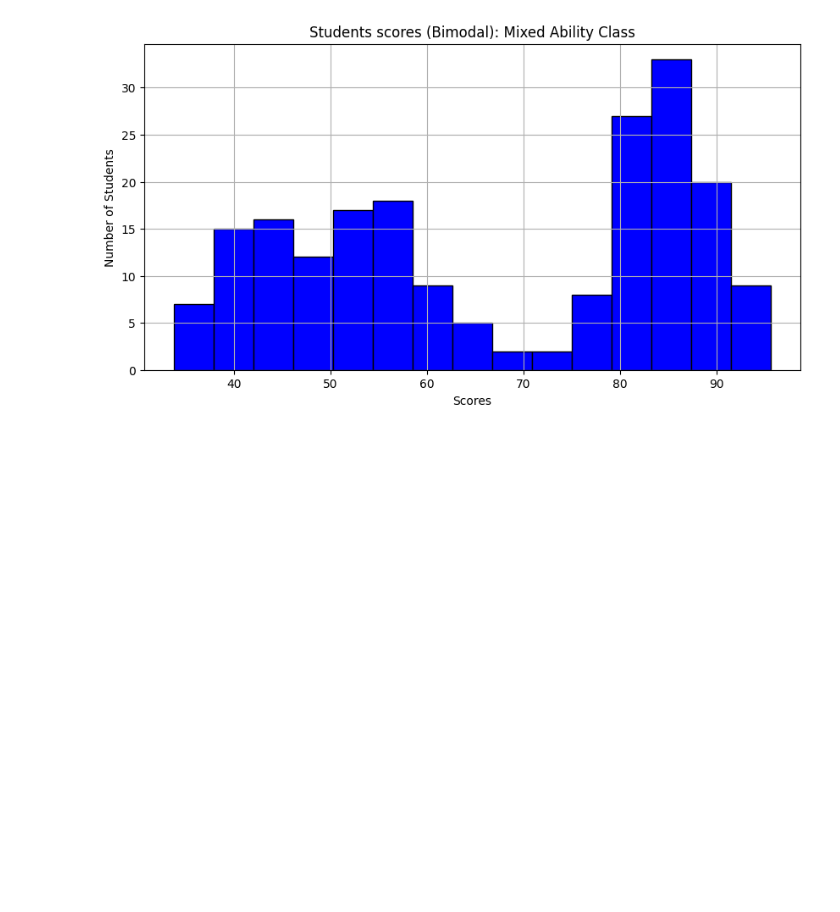
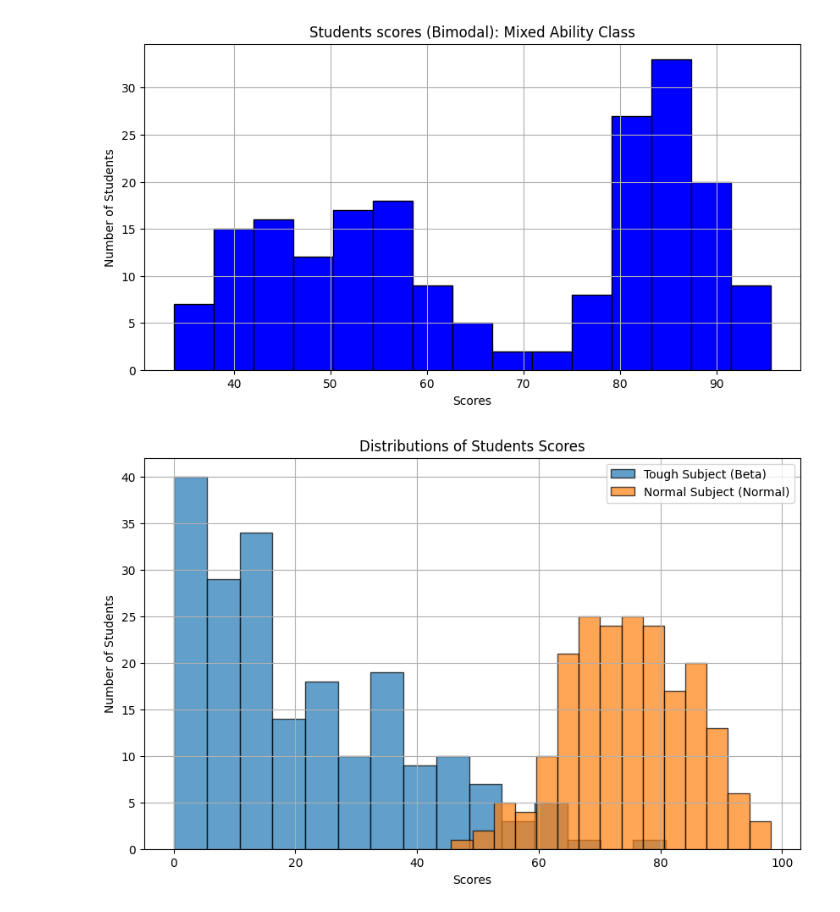
Before and after one commit to HABUDANHAYABK/ArewaDS-Machine-Learning, a Jupyter notebook: Data-Visualizations/Visualization-distribution/notebook.ipynb, the cells around one changed output. Drawn from its saved outputs; the diff is of its cells as text; code cells hidden in the pictures; blank space fills up the shorter version.

Commit message:
new distribution file

```diff
--- a/Data-Visualizations/Visualization-distribution/notebook.ipynb
+++ b/Data-Visualizations/Visualization-distribution/notebook.ipynb
@@ -65,3 +65,23 @@ plt.grid(True)
 plt.show()
 # %% [output]
 [figure]
+# %%
+# Simulate scores
+scores_tough_subject = np.random.beta(a=1, b=4, size=200)*100
+scores_normal_subject = np.random.normal(loc=75, scale=10, size=200)
+scores_normal_subject = np.clip(scores_normal_subject, 0, 100)
+
+#plot histogram
+fig, ax = plt.subplots(figsize=(10, 6))
+ax.hist(scores_tough_subject, bins = 15, alpha =0.7, label= 'Tough Subject (Beta)', edgecolor='black')
+ax.hist(scores_normal_subject, bins =15, alpha=0.7, label ='Normal Subject (Normal)', edgecolor = 'black')
+ax.set_title("Distributions of Students Scores")
+ax.set_xlabel("Scores")
+ax.set_ylabel("Number of Students")
+
+plt.legend()
+plt.grid(True)
+
+plt.show()
+# %% [output]
+[figure, added]
```
